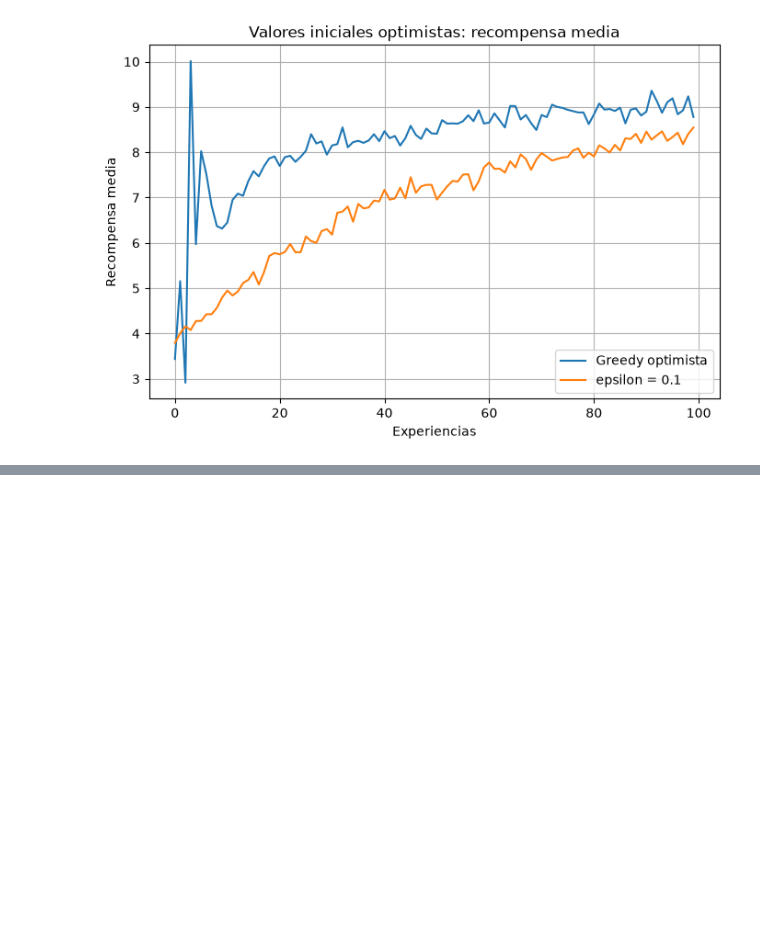
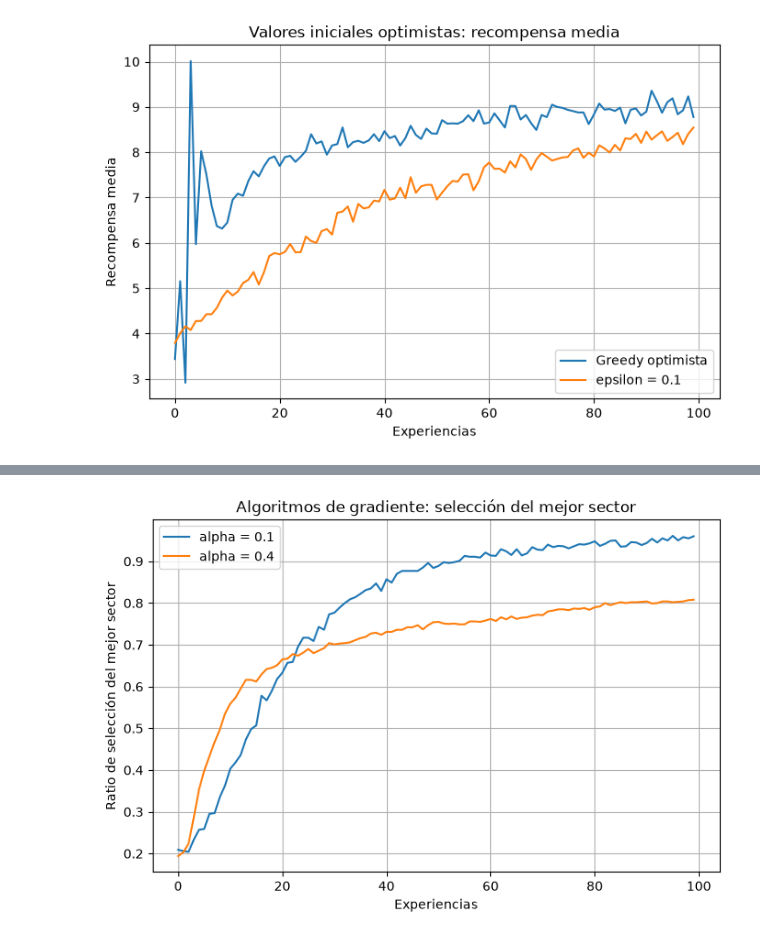
Before and after one commit to nicolasDavalos/sis420_2_2026_davalos_nicolas, a Jupyter notebook: examen_2do_parcial/frutito.ipynb, the cells around one changed output, grey strips where cells are left out. Cells and saved outputs as stored; diff of their text form; code cells hidden in the pictures; blank space fills up the shorter version.

```diff
--- a/examen_2do_parcial/frutito.ipynb
+++ b/examen_2do_parcial/frutito.ipynb
@@ -226,0 +348,12 @@ plt.show()
+# %%
+plt.figure(figsize=(8, 5))
+for i, alpha in enumerate(alphas):
+    plt.plot(acciones_optimas[i], label=f'alpha = {alpha}')
+plt.legend()
+plt.grid(True)
+plt.xlabel('Experiencias')
+plt.ylabel('Ratio de selección del mejor sector')
+plt.title('Algoritmos de gradiente: selección del mejor sector')
+plt.show()
+# %% [output]
+[figure, added]
```
Also changed, not shown: parts of 12 cells of this notebook, 1 other file.
